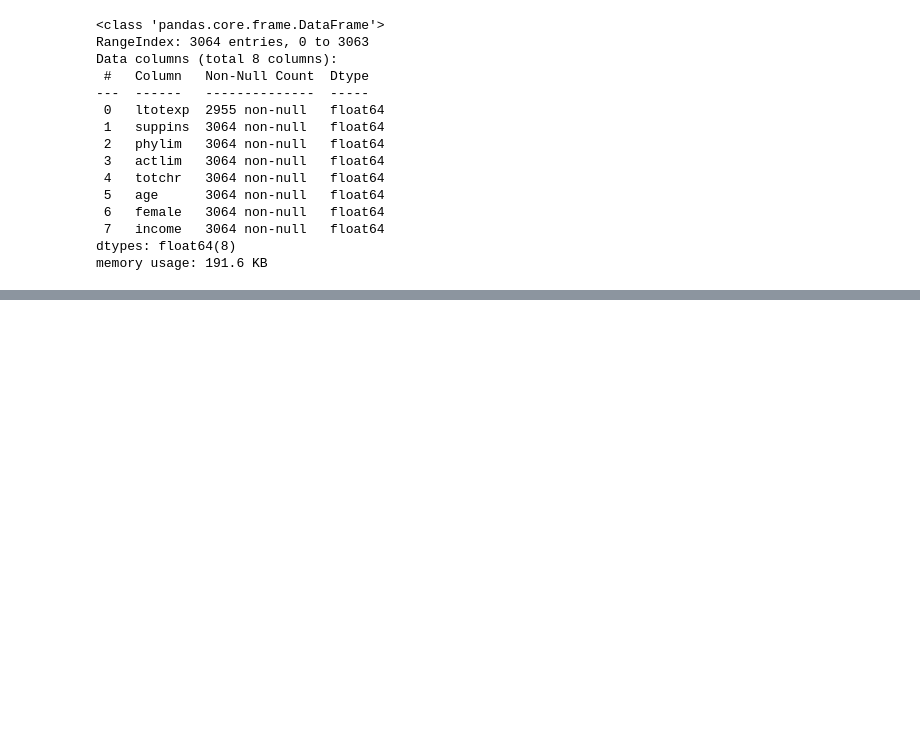
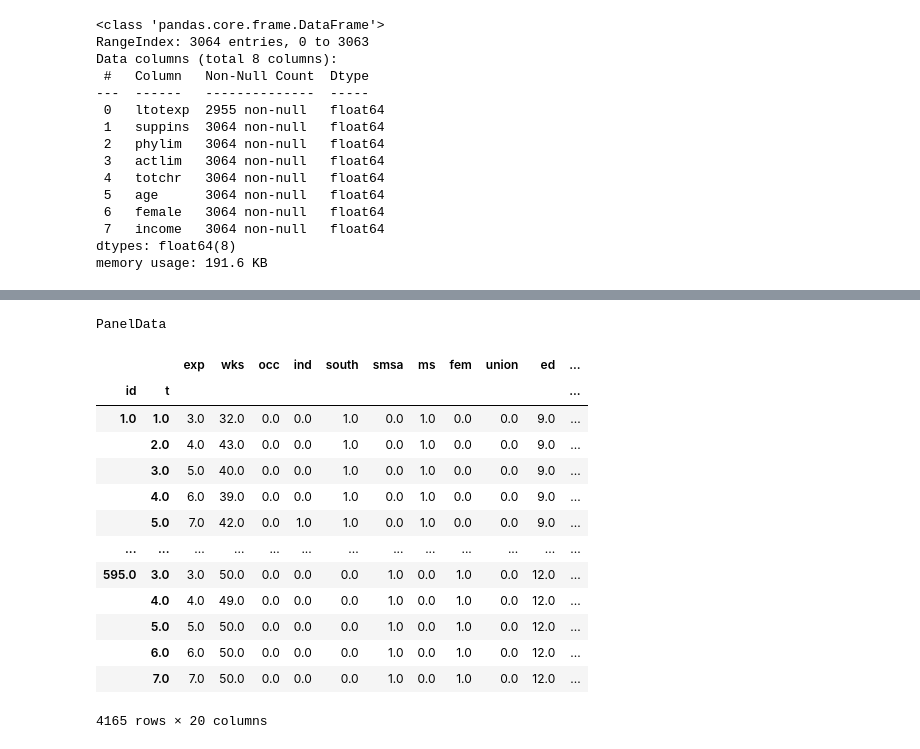
Before and after one commit to DavidGuzzi/MECMT09, a Jupyter notebook: clase_1.ipynb, the cells around one changed output, grey strips where cells are left out. Cells and saved outputs as stored; diff of their text form; code cells hidden in the pictures; blank space fills up the shorter version.

```diff
--- a/clase_1.ipynb
+++ b/clase_1.ipynb
@@ -96,0 +173,28 @@ Notes:
+# %%
+import pandas as pd
+from linearmodels.panel.data import PanelData
+
+# Datos de ejemplo
+# Equivalente a xtset id t
+df = df.set_index(['id', 't']).sort_index()
+
+# Crea el objeto PanelData
+pdata = PanelData(df)
+
+# Información “estilo xtdescribe”
+n_entities = len(pdata.entity_ids)
+n_time     = len(pdata.time_ids)
+n_obs      = pdata.dataframe.shape[0]
+
+# Cálculo manual de “balanced”
+counts_per_entity = pdata.dataframe.groupby(level='id').size()
+min_p, max_p      = counts_per_entity.min(), counts_per_entity.max()
+is_balanced       = (min_p == max_p)
+
+print(f"Panel identifier:      id")
+print(f"Time variable:         t")
+print(f"Entidades (paneles):   {n_entities}")
+print(f"Time points:           {n_time}")
+print(f"Total observaciones:   {n_obs}")
+print(f"Períodos por panel:    min={min_p}, max={max_p}")
+print(f"Balanced panel?        {'Sí' if is_balanced else 'No'}")
@@ -96,0 +209,18 @@ Notes:
+# %%
+pdata
+# %% [output]
+PanelData
+|  |  | exp | wks | occ | ind | south | smsa | ms | fem | union | ed | ... |
+| id | t |  |  |  |  |  |  |  |  |  |  | ... |
+| 1.0 | 1.0 | 3.0 | 32.0 | 0.0 | 0.0 | 1.0 | 0.0 | 1.0 | 0.0 | 0.0 | 9.0 | ... |
+|  | 2.0 | 4.0 | 43.0 | 0.0 | 0.0 | 1.0 | 0.0 | 1.0 | 0.0 | 0.0 | 9.0 | ... |
+|  | 3.0 | 5.0 | 40.0 | 0.0 | 0.0 | 1.0 | 0.0 | 1.0 | 0.0 | 0.0 | 9.0 | ... |
+|  | 4.0 | 6.0 | 39.0 | 0.0 | 0.0 | 1.0 | 0.0 | 1.0 | 0.0 | 0.0 | 9.0 | ... |
+|  | 5.0 | 7.0 | 42.0 | 0.0 | 1.0 | 1.0 | 0.0 | 1.0 | 0.0 | 0.0 | 9.0 | ... |
+| ... | ... | ... | ... | ... | ... | ... | ... | ... | ... | ... | ... | ... |
+| 595.0 | 3.0 | 3.0 | 50.0 | 0.0 | 0.0 | 0.0 | 1.0 | 0.0 | 1.0 | 0.0 | 12.0 | ... |
+|  | 4.0 | 4.0 | 49.0 | 0.0 | 0.0 | 0.0 | 1.0 | 0.0 | 1.0 | 0.0 | 12.0 | ... |
+|  | 5.0 | 5.0 | 50.0 | 0.0 | 0.0 | 0.0 | 1.0 | 0.0 | 1.0 | 0.0 | 12.0 | ... |
+|  | 6.0 | 6.0 | 50.0 | 0.0 | 0.0 | 0.0 | 1.0 | 0.0 | 1.0 | 0.0 | 12.0 | ... |
+|  | 7.0 | 7.0 | 50.0 | 0.0 | 0.0 | 0.0 | 1.0 | 0.0 | 1.0 | 0.0 | 12.0 | ... |
+4165 rows × 20 columns
```
Also changed, not shown: parts of 14 cells of this notebook.
